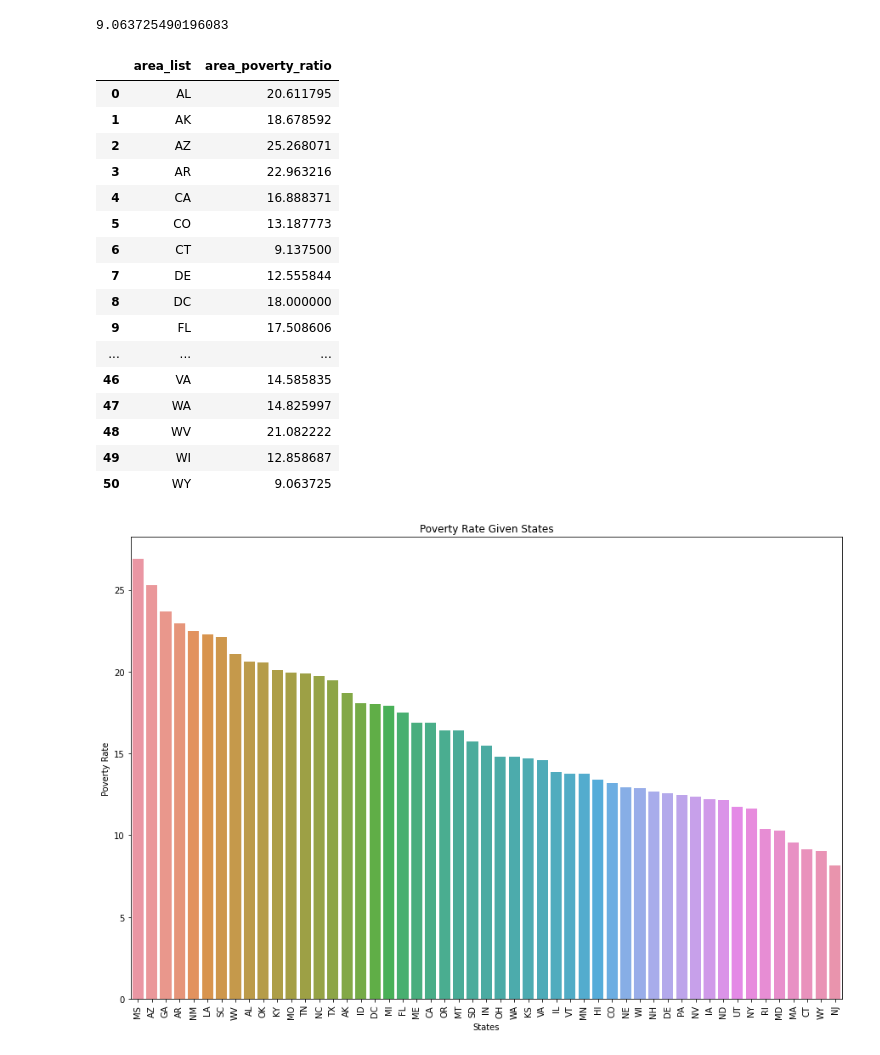
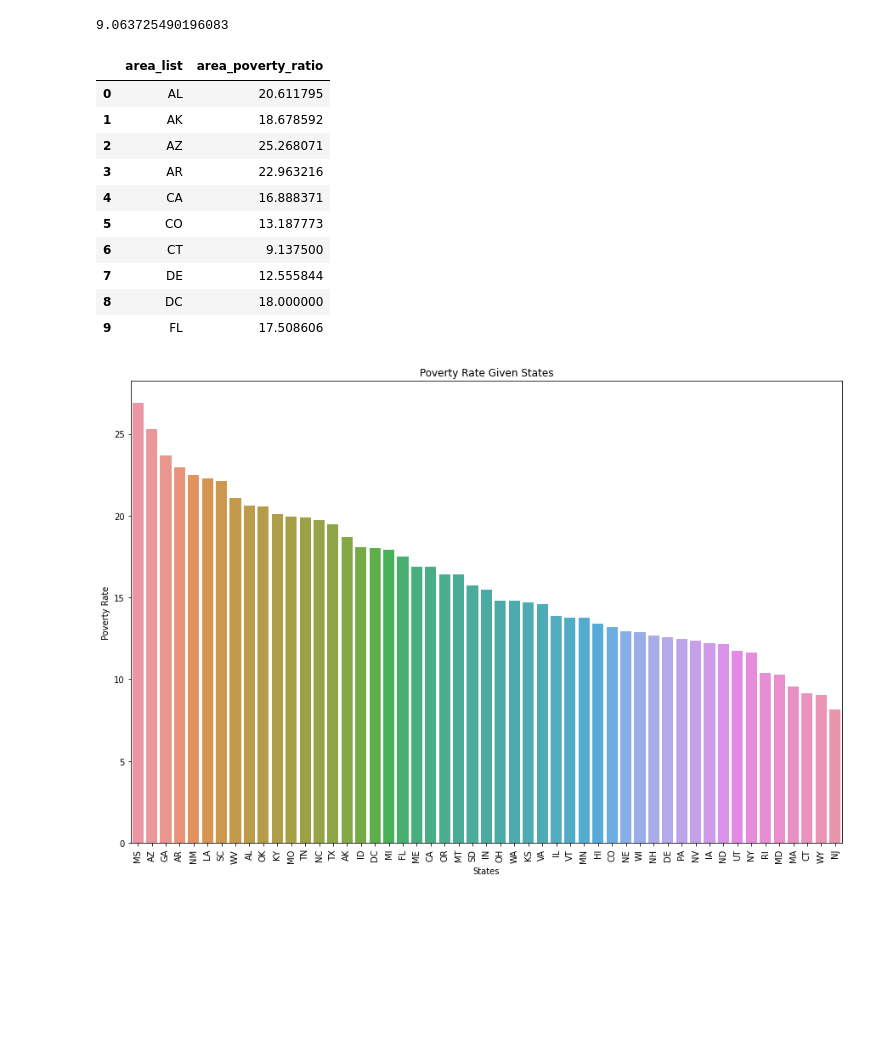
Before and after one commit to ilhansevval/Data_Visualization, a Jupyter notebook: bar_plot/bar_plot_with_seaborn.ipynb, the cells around one changed output. Saved outputs shown, nothing was run; the diff lists cells and outputs as text; code cells hidden in the pictures; blank space fills up the shorter version.

```diff
--- a/bar_plot/bar_plot_with_seaborn.ipynb
+++ b/bar_plot/bar_plot_with_seaborn.ipynb
@@ -81,26 +81,20 @@ area_poverty_rate #ortalama fakirlik oranı
 data = pd.DataFrame({'area_list': area_list,'area_poverty_ratio':area_poverty_ratio})
 #bu oluşturulan dataframede arae_listte unique eyaletlerin tutulduğu sütundur..
 #area_poverty_ratio eyaletteki fakirlik oranıdır.
-# %%
-data
-# %% [output]
-|  | area_list | area_poverty_ratio |
-| 0 | AL | 20.611795 |
-| 1 | AK | 18.678592 |
-| 2 | AZ | 25.268071 |
-| 3 | AR | 22.963216 |
-| 4 | CA | 16.888371 |
-| 5 | CO | 13.187773 |
-| 6 | CT | 9.137500 |
-| 7 | DE | 12.555844 |
-| 8 | DC | 18.000000 |
-| 9 | FL | 17.508606 |
-| ... | ... | ... |
-| 46 | VA | 14.585835 |
-| 47 | WA | 14.825997 |
-| 48 | WV | 21.082222 |
-| 49 | WI | 12.858687 |
-| 50 | WY | 9.063725 |
+# %%
+data.head(10) #eyaletlere göre fakirlik oranı
+# %% [output]
+|  | area_list | area_poverty_ratio |
+| 0 | AL | 20.611795 |
+| 1 | AK | 18.678592 |
+| 2 | AZ | 25.268071 |
+| 3 | AR | 22.963216 |
+| 4 | CA | 16.888371 |
+| 5 | CO | 13.187773 |
+| 6 | CT | 9.137500 |
+| 7 | DE | 12.555844 |
+| 8 | DC | 18.000000 |
+| 9 | FL | 17.508606 |
 # %%
 new_index = (data['area_poverty_ratio'].sort_values(ascending=False)).index.values
 #area_poverty_ratio'da tutulan değerler ascending=False olduğu için azalan değerde sıralanır.
```
Also changed, not shown: parts of 3 cells of this notebook.
